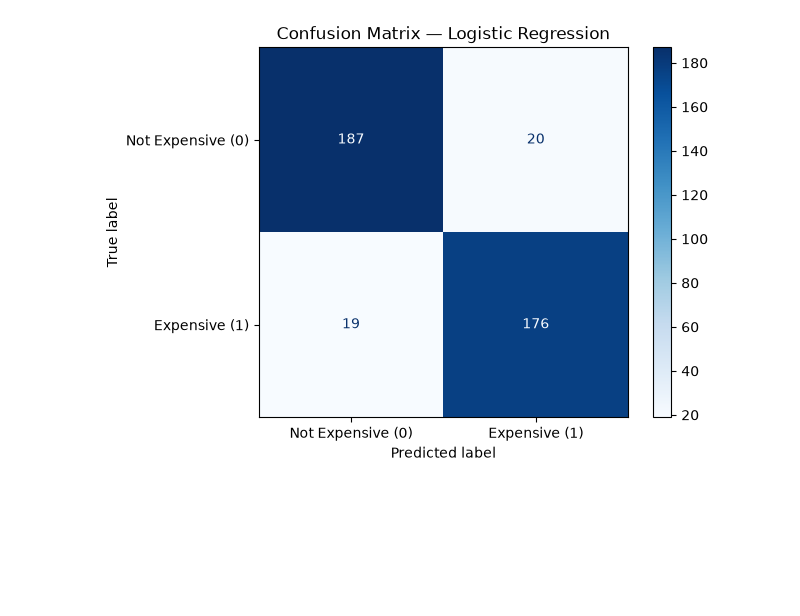
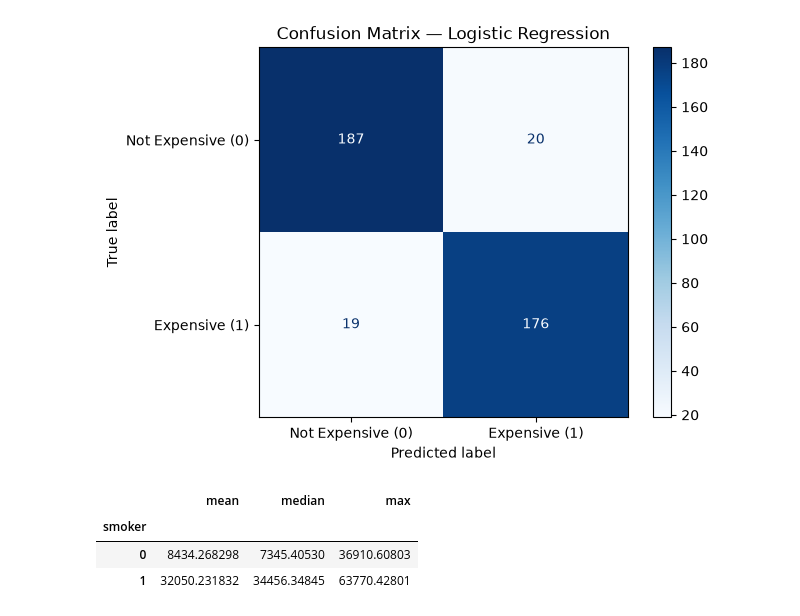
Before and after one commit to EECE5644/mini-project2, a Jupyter notebook: miniproject2.ipynb, the cells around one changed output. Saved outputs shown, nothing was run; the diff lists cells and outputs as text; code cells hidden in the pictures; blank space fills up the shorter version.

```diff
--- a/miniproject2.ipynb
+++ b/miniproject2.ipynb
@@ -368,3 +358,13 @@ plt.title("Confusion Matrix — Logistic Regression")
 plt.show()
 # %% [output]
 [figure]
+# %%
+# Extra
+# 3.14 & 3.16
+data.groupby('smoker')['charges'].mean()
+data.groupby('smoker')['charges'].agg(['mean', 'median', 'max'])
+# %% [output]
+|  | mean | median | max |
+| smoker |  |  |  |
+| 0 | 8434.268298 | 7345.40530 | 36910.60803 |
+| 1 | 32050.231832 | 34456.34845 | 63770.42801 |
```
Also changed, not shown: parts of 2 cells of this notebook.
